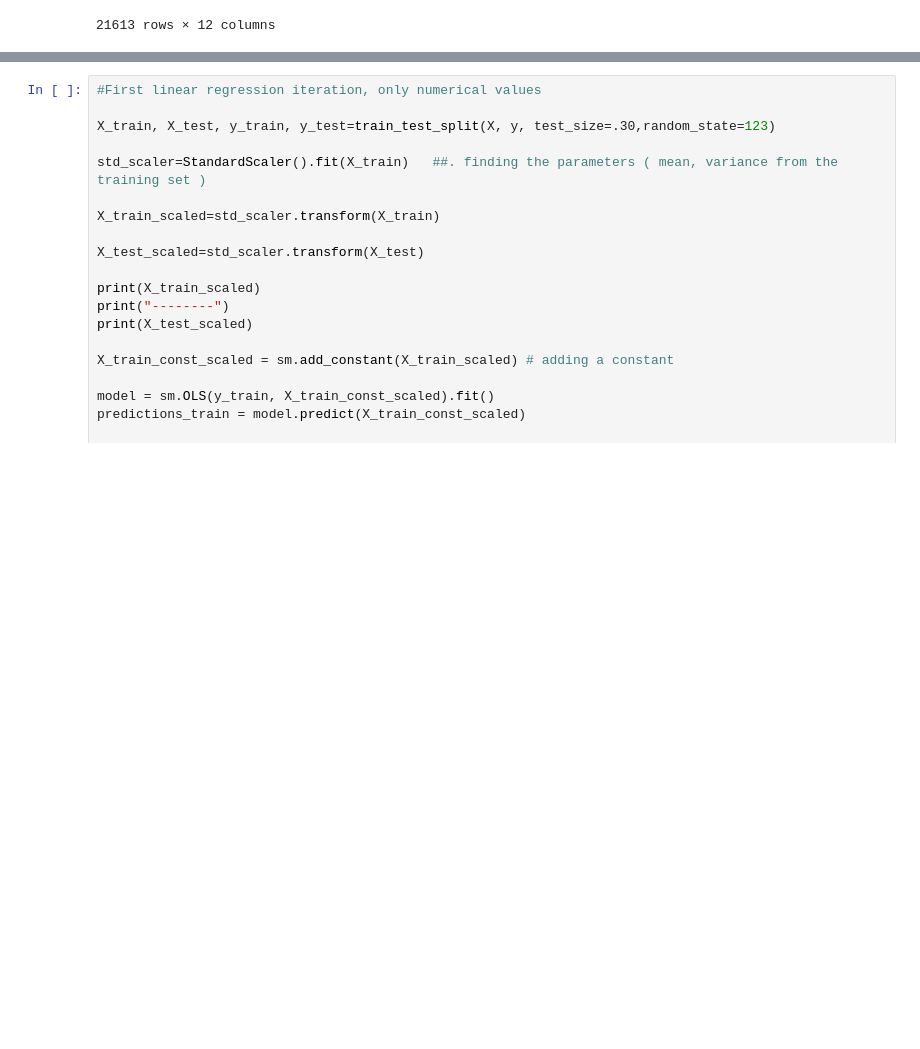
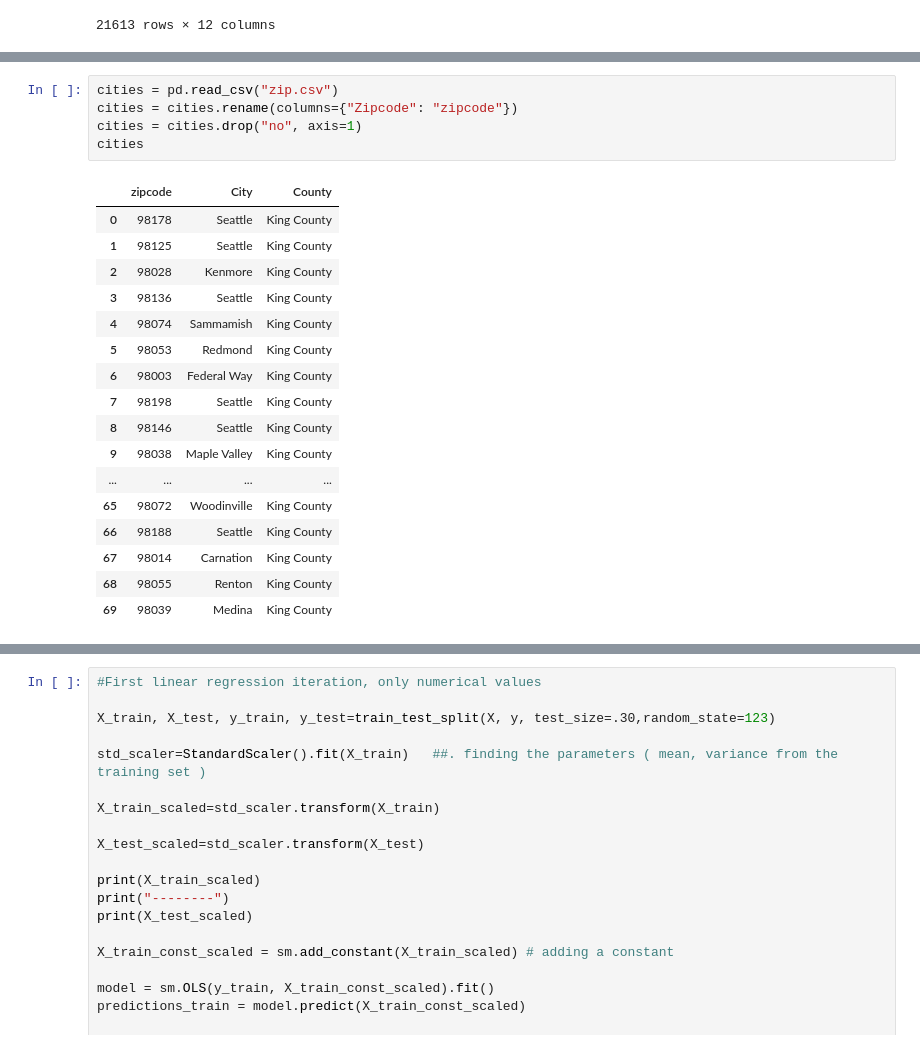
Before and after one commit to fprieto8111/MidTermProject, a Jupyter notebook: MidTermProject.ipynb, the cells around one changed output, grey strips where cells are left out. Drawn from its saved outputs; the diff is of its cells as text; blank space fills up the shorter version.

```diff
--- a/MidTermProject.ipynb
+++ b/MidTermProject.ipynb
@@ -484,0 +501,23 @@ X
+# %%
+cities = pd.read_csv("zip.csv")
+cities = cities.rename(columns={"Zipcode": "zipcode"})
+cities = cities.drop("no", axis=1)
+cities
+# %% [output]
+|  | zipcode | City | County |
+| 0 | 98178 | Seattle | King County |
+| 1 | 98125 | Seattle | King County |
+| 2 | 98028 | Kenmore | King County |
+| 3 | 98136 | Seattle | King County |
+| 4 | 98074 | Sammamish | King County |
+| 5 | 98053 | Redmond | King County |
+| 6 | 98003 | Federal Way | King County |
+| 7 | 98198 | Seattle | King County |
+| 8 | 98146 | Seattle | King County |
+| 9 | 98038 | Maple Valley | King County |
+| ... | ... | ... | ... |
+| 65 | 98072 | Woodinville | King County |
+| 66 | 98188 | Seattle | King County |
+| 67 | 98014 | Carnation | King County |
+| 68 | 98055 | Renton | King County |
+| 69 | 98039 | Medina | King County |
```
Also changed, not shown: parts of 3 cells of this notebook.
